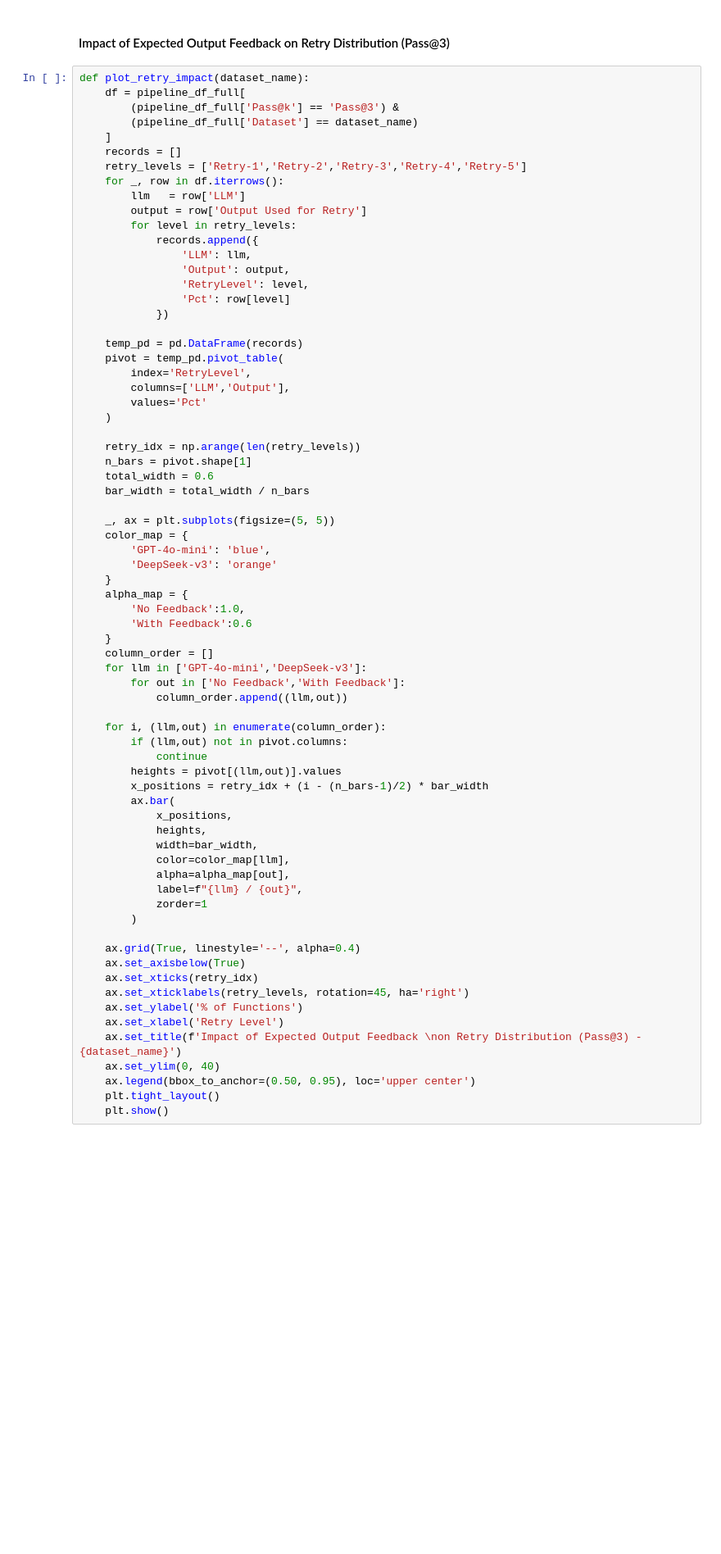
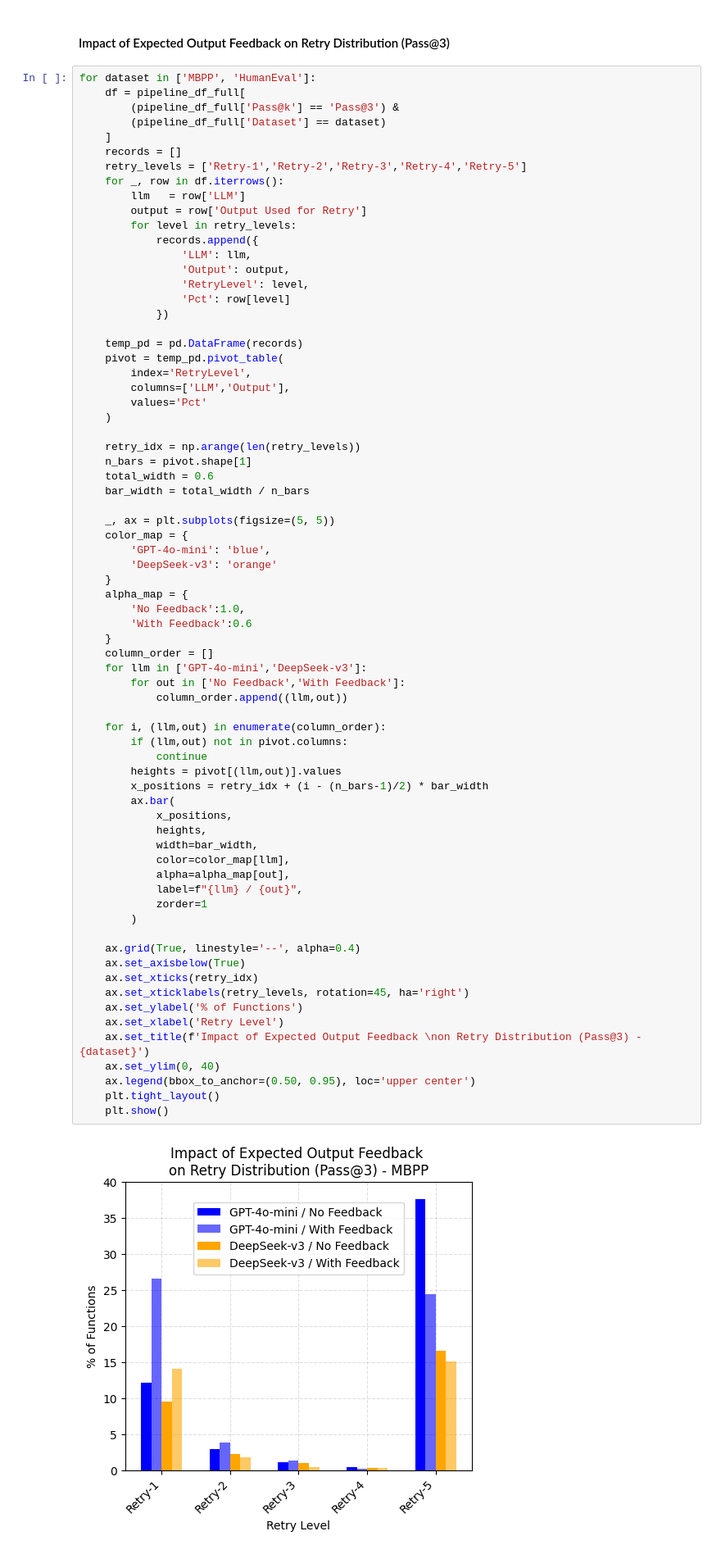
Before and after one commit to ghoshtanmay87/llm-unit-test-generation, a Jupyter notebook: docs/results_analysis.ipynb, the cells around one changed output. Shown: that part at 82% size. Saved outputs shown, nothing was run; the diff lists cells and outputs as text; blank space fills up the shorter version.

```diff
--- a/docs/results_analysis.ipynb
+++ b/docs/results_analysis.ipynb
@@ -190,10 +242,10 @@ plt.show()
 # %% [markdown]
 #### Impact of Expected Output Feedback on Retry Distribution (Pass@3)
 # %%
-def plot_retry_impact(dataset_name):
+for dataset in ['MBPP', 'HumanEval']:
     df = pipeline_df_full[
         (pipeline_df_full['Pass@k'] == 'Pass@3') &
-        (pipeline_df_full['Dataset'] == dataset_name)
+        (pipeline_df_full['Dataset'] == dataset)
     ]
     records = []
     retry_levels = ['Retry-1','Retry-2','Retry-3','Retry-4','Retry-5']
@@ -232,31 +284,33 @@ def plot_retry_impact(dataset_name):
     column_order = []
     for llm in ['GPT-4o-mini','DeepSeek-v3']:
         for out in ['No Feedback','With Feedback']:
             column_order.append((llm,out))
 
     for i, (llm,out) in enumerate(column_order):
         if (llm,out) not in pivot.columns:
             continue
         heights = pivot[(llm,out)].values
         x_positions = retry_idx + (i - (n_bars-1)/2) * bar_width
         ax.bar(
             x_positions,
             heights,
             width=bar_width,
             color=color_map[llm],
             alpha=alpha_map[out],
             label=f"{llm} / {out}",
             zorder=1
         )
 
     ax.grid(True, linestyle='--', alpha=0.4)
     ax.set_axisbelow(True)
     ax.set_xticks(retry_idx)
     ax.set_xticklabels(retry_levels, rotation=45, ha='right')
     ax.set_ylabel('% of Functions')
     ax.set_xlabel('Retry Level')
-    ax.set_title(f'Impact of Expected Output Feedback \non Retry Distribution (Pass@3) - {dataset_name}')
+    ax.set_title(f'Impact of Expected Output Feedback \non Retry Distribution (Pass@3) - {dataset}')
     ax.set_ylim(0, 40)
     ax.legend(bbox_to_anchor=(0.50, 0.95), loc='upper center')
     plt.tight_layout()
     plt.show()
+# %% [output]
+[figure, added]
```
Also changed, not shown: parts of 12 cells of this notebook, 10 other files.
